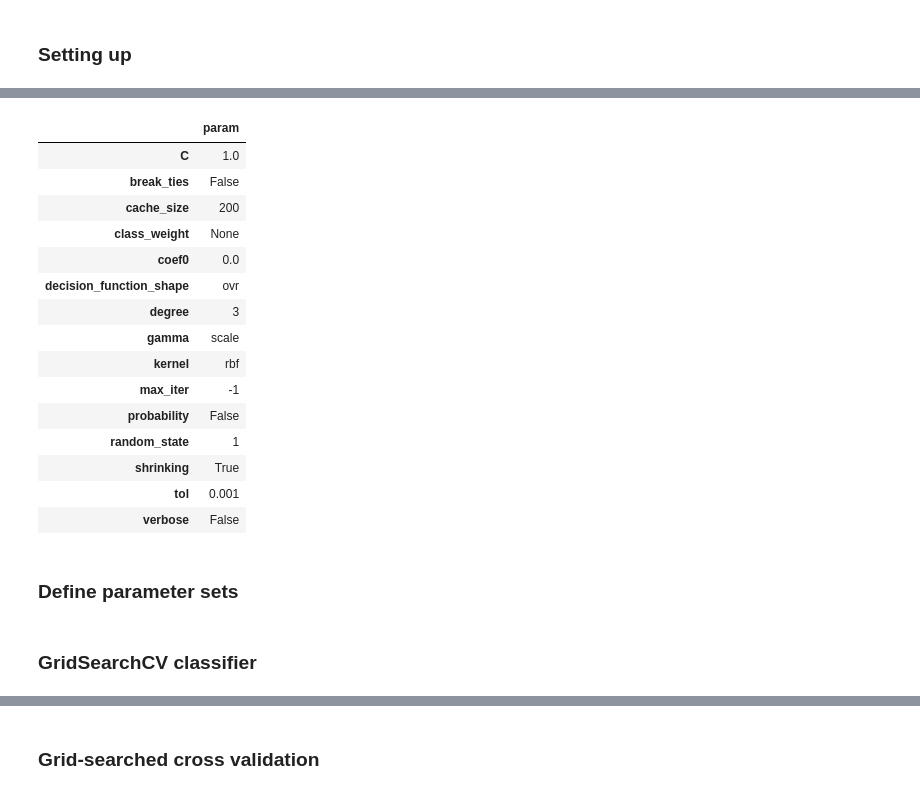
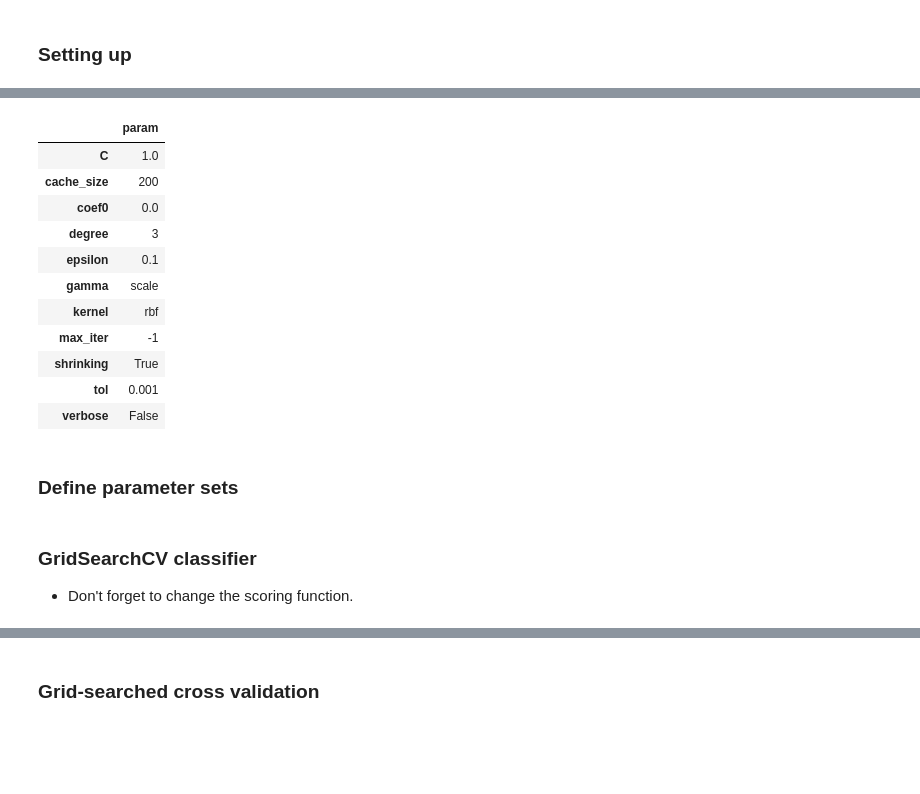
Before and after one commit to ie-ai-class/ai-2566-2, a Jupyter notebook: T5 - ML Practices/S02 - Parameter Tuning/C4 - Grid Search CV - Regression.ipynb, the cells around one changed output, grey strips where cells are left out. Cells and saved outputs as stored; diff of their text form; code cells hidden in the pictures; blank space fills up the shorter version.

```diff
--- a/T5 - ML Practices/S02 - Parameter Tuning/C4 - Grid Search CV - Regression.ipynb
+++ b/T5 - ML Practices/S02 - Parameter Tuning/C4 - Grid Search CV - Regression.ipynb
@@ -11,21 +19,22 @@ from sklearn.model_selection import GridSearchCV
 ### Setting up
 # %%
 # Load data
-dataObj = load_breast_cancer()
-X = dataObj.data
-y = dataObj.target
+df = pd.read_excel(
+    f"{utilPath}/housing_data.xlsx",
+)
 
-# Splitting data
-X_train, X_test, y_train, y_test = train_test_split(X, y,
-    stratify=y,
-    test_size=0.30,
-    random_state=1)
+# Extract data
+X = df[["LSTAT"]].values
+y = df["MEDV"].values
 
-# Standardization
+
+# Split data
+X_train, X_test, y_train, y_test = train_test_split(X, y, test_size=0.3, random_state=0)
+
+# Standardize data
 sc = StandardScaler()
-sc.fit(X_train)
-X_train_std = sc.transform(X_train)
+X_train_std = sc.fit_transform(X_train)
 X_test_std = sc.transform(X_test)
 
 # Classifier
-svc = SVC(random_state=1)
+svr = SVR()
@@ -32,19 +57,15 @@ svc = SVC(random_state=1)
 # %%
-pd.DataFrame(data=svc.get_params(), index=["param"]).T
+pd.DataFrame(data=svr.get_params(), index=["param"]).T
 # %% [output]
 |  | param |
 | C | 1.0 |
-| break_ties | False |
 | cache_size | 200 |
-| class_weight | None |
 | coef0 | 0.0 |
-| decision_function_shape | ovr |
 | degree | 3 |
+| epsilon | 0.1 |
 | gamma | scale |
 | kernel | rbf |
 | max_iter | -1 |
-| probability | False |
-| random_state | 1 |
 | shrinking | True |
 | tol | 0.001 |
 | verbose | False |
@@ -61,6 +82,8 @@ set2 = {'C': param_range,
         'kernel': ['rbf']}
 
 param_grid = [set1, set2]
-# %% [markdown]
-### GridSearchCV classifier
+# %% [markdown]
+### GridSearchCV classifier
+
+- Don't forget to change the scoring function.
 # %%
```
Also changed, not shown: parts of 13 cells of this notebook, 2 other files.
